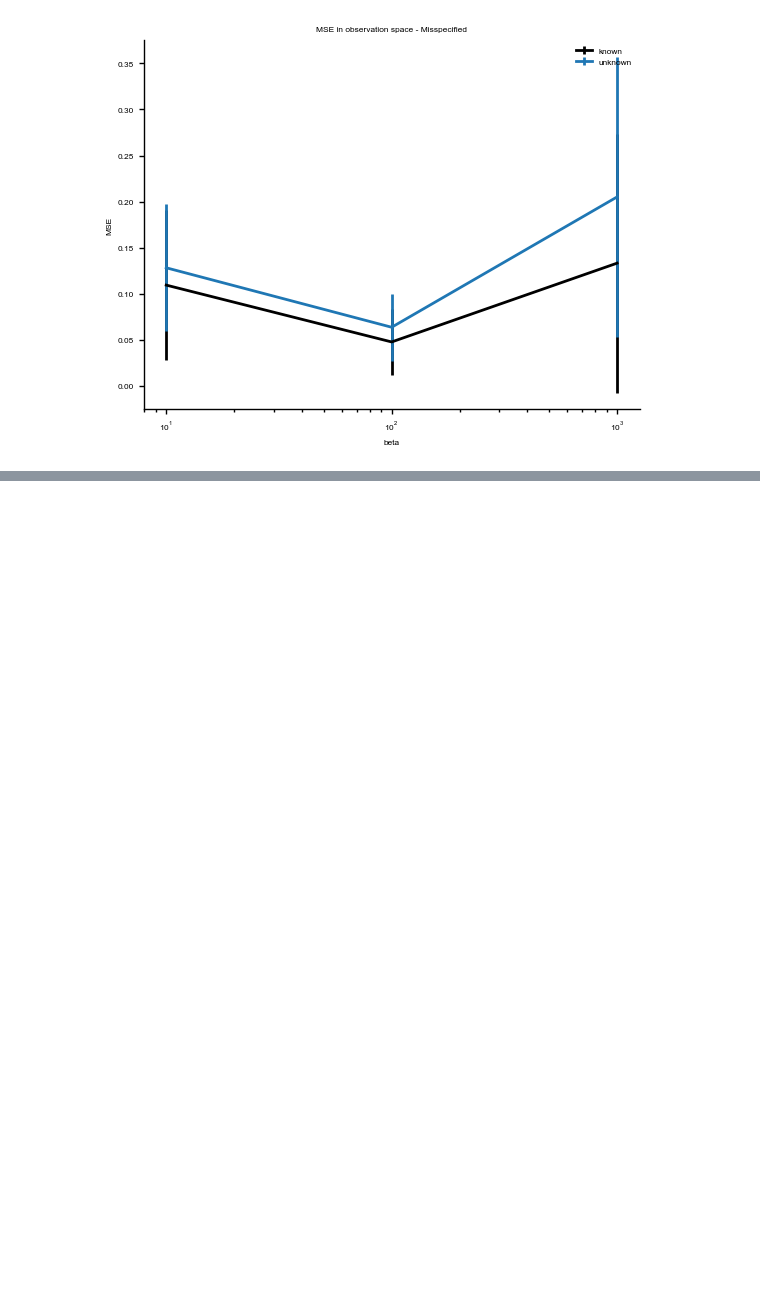
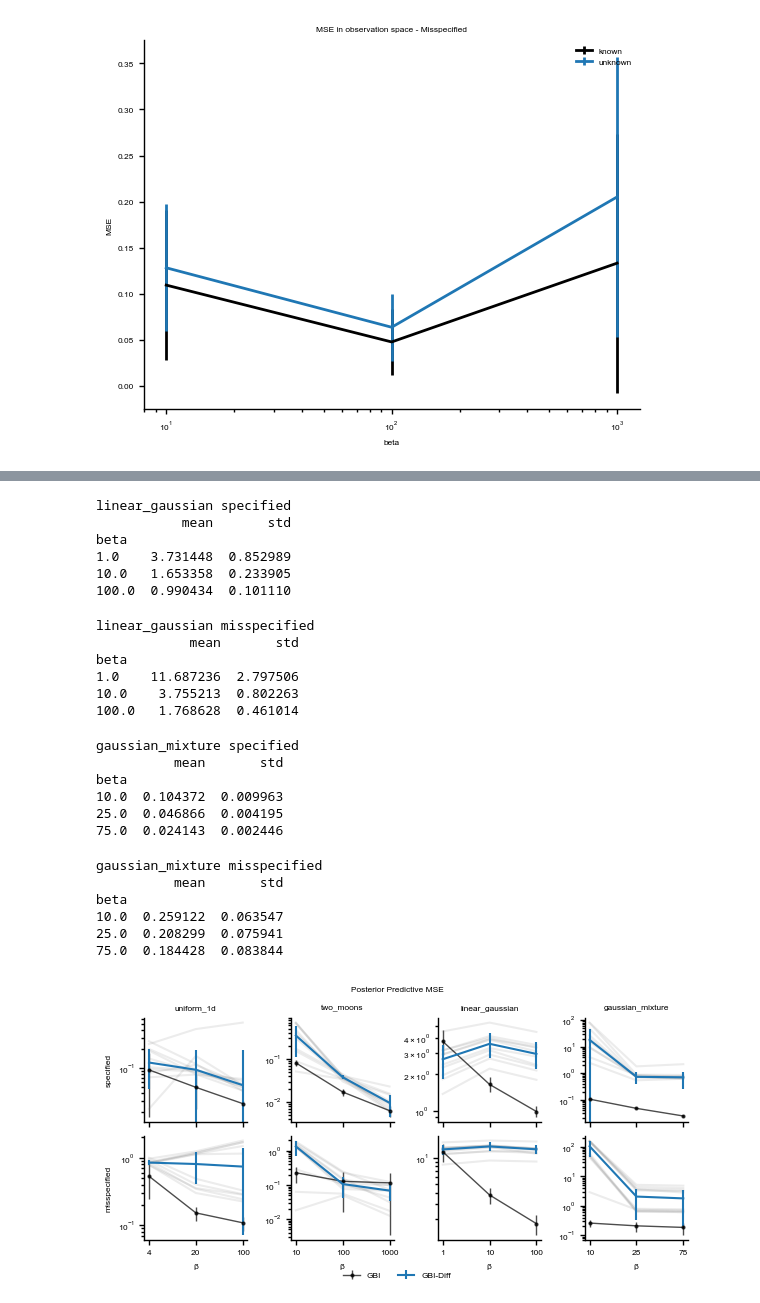
Before and after one commit to mackelab/neuralgbi_diffusion, a Jupyter notebook: notebooks/figures/benchmark_1.ipynb, the cells around one changed output, grey strips where cells are left out. Cells and saved outputs as stored; diff of their text form; code cells hidden in the pictures; blank space fills up the shorter version.

```diff
--- a/notebooks/figures/benchmark_1.ipynb
+++ b/notebooks/figures/benchmark_1.ipynb
@@ -110,0 +377,55 @@ ax.legend()
+# %%
+fig, axs = plt.subplots(ncols=4, nrows=2, figsize=(6, 3), sharex="col")
+datasets = ["uniform_1d", "two_moons", "linear_gaussian", "gaussian_mixture"]
+is_specified = ["specified", "misspecified"]
+
+
+for col_idx, dataset in enumerate(datasets):
+    df_summaries = pd.read_csv(f"GBI_results_{datasets[col_idx]}.csv")
+    for row_idx, specified in enumerate(is_specified):
+        ax = axs[row_idx, col_idx]
+
+        if row_idx == 0:
+            ax.set_title(dataset)
+        elif row_idx == 1:
+            ax.set_xlabel(r"$\beta$")
+
+        if col_idx == 0:
+            ax.set_ylabel(specified)
+
+        df_collapsed = df_summaries.groupby(
+            ["algorithm", "beta", "xo_specified", "xo_known"]
+        ).describe()
+        df_cur = df_collapsed.loc["GBI", :, specified, "unknown"]["dist_samples_mean"]
+        gbi_line = ax.errorbar(
+            df_cur.index.astype(int).astype(str),
+            df_cur["mean"].values,
+            yerr=df_cur["std"].values,
+            fmt="-o",
+            label="GBI",
+            lw=1,
+            alpha=0.7,
+            markersize=2,
+        )
+
+        tmp_dataset = dataset
+        if dataset == "uniform_1d":
+            tmp_dataset = "uniform"
+        print(tmp_dataset, specified)
+        print(df_cur[["mean", "std"]])
+        tmp_df = df.loc[tmp_dataset, specified, "unknown"]
+        # tmp_df = df[(df["task"] == tmp_dataset) & (df["specified"] == specified)]
+        mse = np.array(tmp_df["mse"].to_list())
+        ax.plot(tmp_df.index.astype(str), mse, color="grey", alpha=0.15)
+        gbi_diff_line = ax.errorbar(
+            tmp_df.index.astype(str),
+            np.median(mse, axis=1),
+            np.std(mse, axis=1),
+            label="GBI-Diff",
+        )
+        ax.set_yscale("log")
+
+fig.suptitle("Posterior Predictive MSE")
+fig.legend((gbi_line, gbi_diff_line), ("GBI", "GBI-Diff"), loc="lower center", ncol=2)
+fig.tight_layout()
+# %% [output]
@@ -110,0 +456,25 @@ ax.legend()
+linear_gaussian specified
+           mean       std
+beta
+1.0    3.731448  0.852989
+10.0   1.653358  0.233905
+100.0  0.990434  0.101110
+linear_gaussian misspecified
+            mean       std
+beta
+1.0    11.687236  2.797506
+10.0    3.755213  0.802263
+100.0   1.768628  0.461014
+gaussian_mixture specified
+          mean       std
+beta
+10.0  0.104372  0.009963
+25.0  0.046866  0.004195
+75.0  0.024143  0.002446
+gaussian_mixture misspecified
+          mean       std
+beta
+10.0  0.259122  0.063547
+25.0  0.208299  0.075941
+75.0  0.184428  0.083844
+[figure, added]
```
Also changed, not shown: parts of 15 cells of this notebook, 11 other files.
